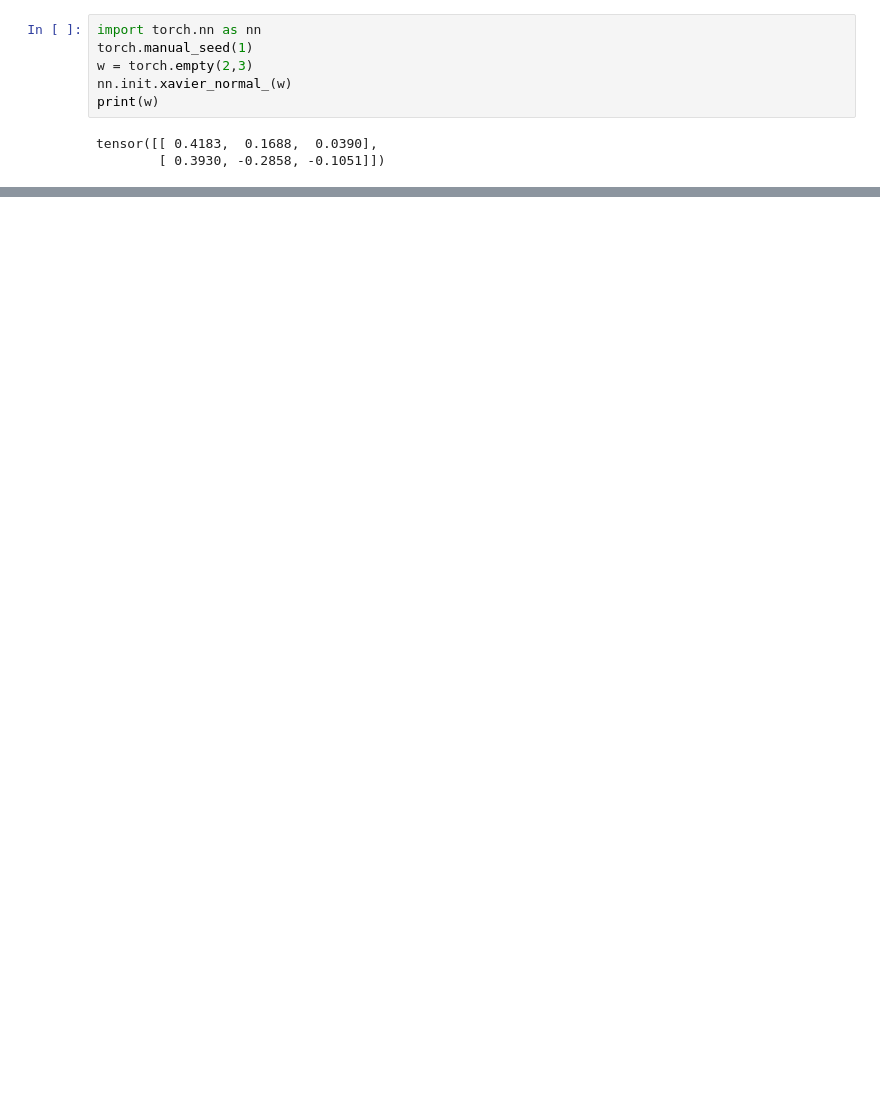
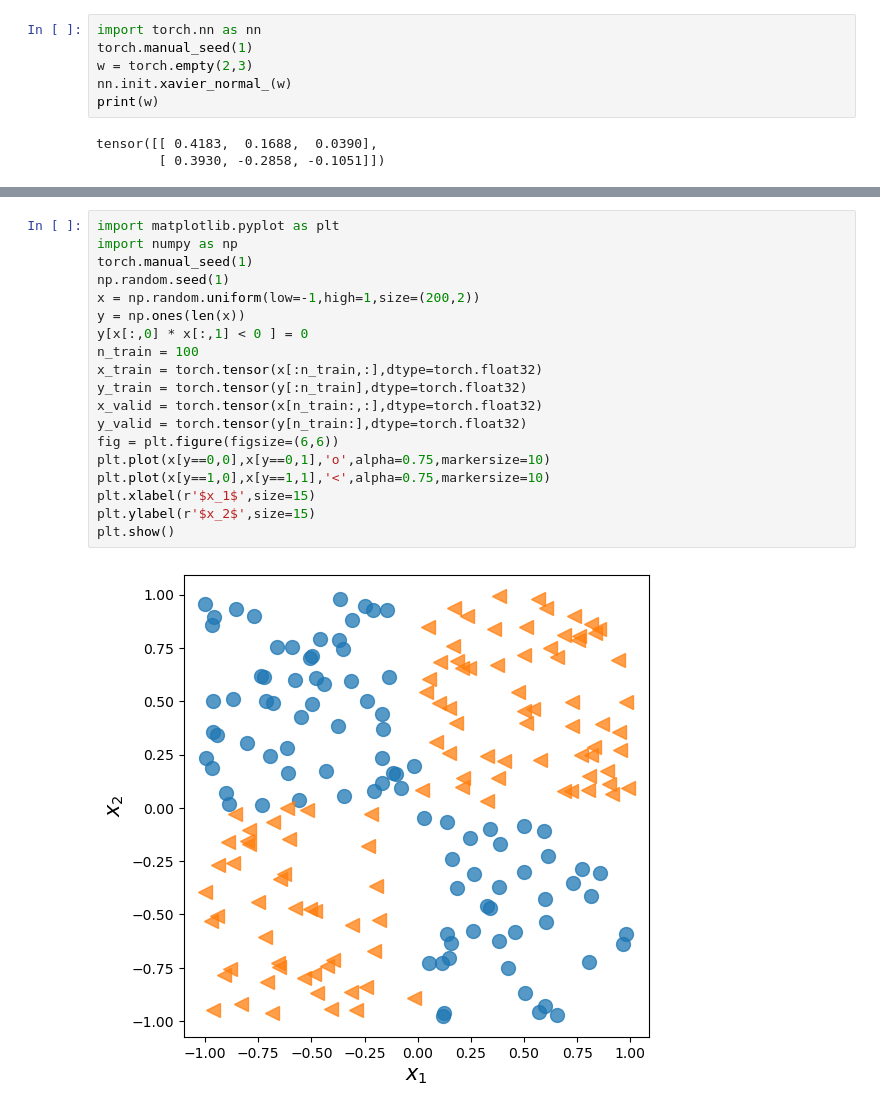
Before and after one commit to RiccardoTonioloDev/ML-w-PyTorch, a Jupyter notebook: PyTorch Deep Dive/mechanics_of_pytorch.ipynb, the cells around one changed output, grey strips where cells are left out. Drawn from its saved outputs; the diff is of its cells as text; blank space fills up the shorter version.

Commit message:
Continuing the PyTorch deep dive chapter

```diff
--- a/PyTorch Deep Dive/mechanics_of_pytorch.ipynb
+++ b/PyTorch Deep Dive/mechanics_of_pytorch.ipynb
@@ -61,0 +130,21 @@ tensor([[ 0.4183,  0.1688,  0.0390],
+# %%
+import matplotlib.pyplot as plt
+import numpy as np
+torch.manual_seed(1)
+np.random.seed(1)
+x = np.random.uniform(low=-1,high=1,size=(200,2))
+y = np.ones(len(x))
+y[x[:,0] * x[:,1] < 0 ] = 0
+n_train = 100
+x_train = torch.tensor(x[:n_train,:],dtype=torch.float32)
+y_train = torch.tensor(y[:n_train],dtype=torch.float32)
+x_valid = torch.tensor(x[n_train:,:],dtype=torch.float32)
+y_valid = torch.tensor(y[n_train:],dtype=torch.float32)
+fig = plt.figure(figsize=(6,6))
+plt.plot(x[y==0,0],x[y==0,1],'o',alpha=0.75,markersize=10)
+plt.plot(x[y==1,0],x[y==1,1],'<',alpha=0.75,markersize=10)
+plt.xlabel(r'$x_1$',size=15)
+plt.ylabel(r'$x_2$',size=15)
+plt.show()
+# %% [output]
+[figure, added]
```
Also changed, not shown: parts of 21 cells of this notebook.
